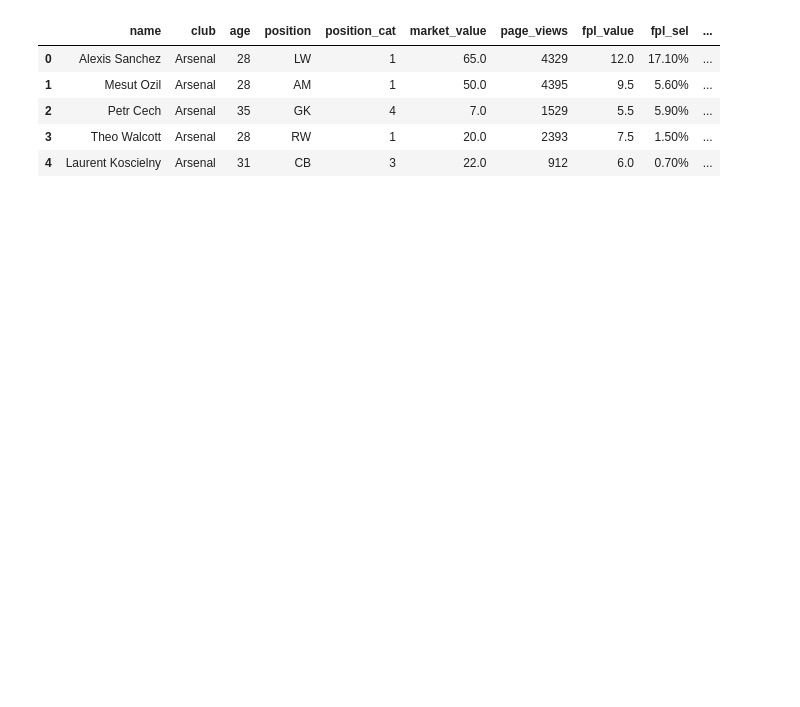
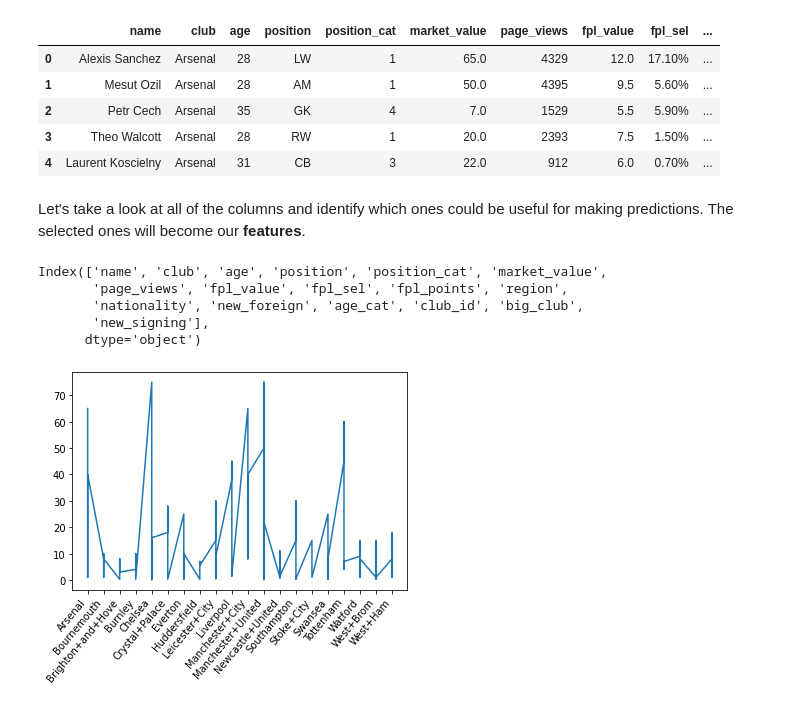
Before and after one commit to AmritShetra/football_stats, a Jupyter notebook: Notebook.ipynb, the cells around one changed output. Cells and saved outputs as stored; diff of their text form; code cells hidden in the pictures; blank space fills up the shorter version.

Commit message:
Updated notebook with two graphs for analysis.

```diff
--- a/Notebook.ipynb
+++ b/Notebook.ipynb
@@ -18,3 +20,22 @@ data[:5]
 | 2 | Petr Cech | Arsenal | 35 | GK | 4 | 7.0 | 1529 | 5.5 | 5.90% | ... |
 | 3 | Theo Walcott | Arsenal | 28 | RW | 1 | 20.0 | 2393 | 7.5 | 1.50% | ... |
 | 4 | Laurent Koscielny | Arsenal | 31 | CB | 3 | 22.0 | 912 | 6.0 | 0.70% | ... |
+# %% [markdown]
+Let's take a look at all of the columns and identify which ones could be useful for making predictions. The selected ones will become our **features**.
+# %%
+data.columns
+# %% [output]
+Index(['name', 'club', 'age', 'position', 'position_cat', 'market_value',
+       'page_views', 'fpl_value', 'fpl_sel', 'fpl_points', 'region',
+       'nationality', 'new_foreign', 'age_cat', 'club_id', 'big_club',
+       'new_signing'],
+      dtype='object')
+# %%
+fig, ax = plt.subplots()
+ax.plot(
+    data['club'], data['market_value']
+)
+plt.setp(ax.get_xticklabels(), rotation=50, horizontalalignment='right')
+plt.show()
+# %% [output]
+[figure, added]
```
Also changed, not shown: parts of 3 cells of this notebook, 1 other file.
